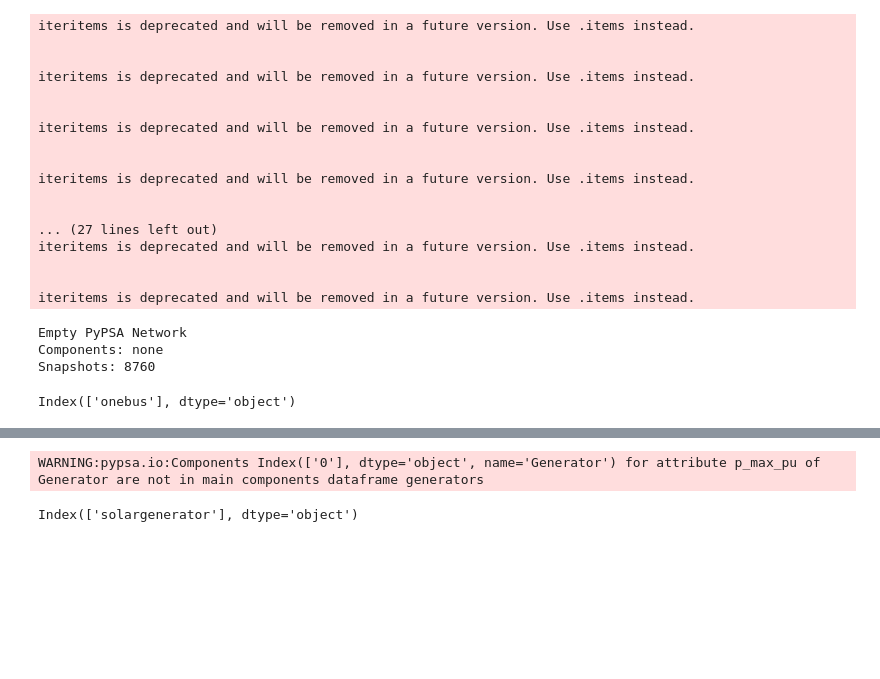
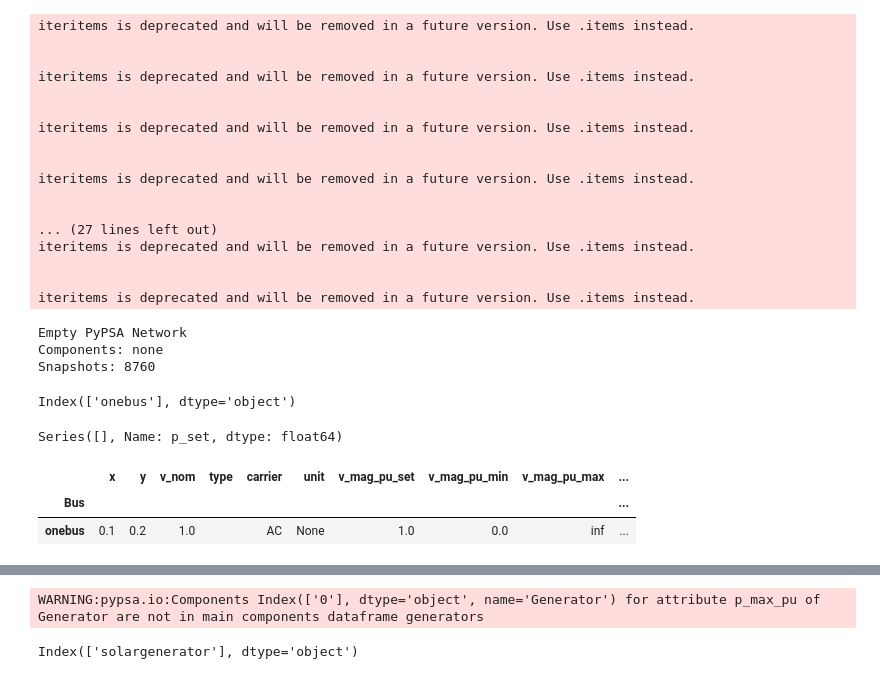
Before and after one commit to DeniseGiub/pypsa-distribution, a Jupyter notebook: Add_electricity_local.ipynb, the cells around one changed output, grey strips where cells are left out. Drawn from its saved outputs; the diff is of its cells as text; code cells hidden in the pictures; blank space fills up the shorter version.

```diff
--- a/Add_electricity_local.ipynb
+++ b/Add_electricity_local.ipynb
@@ -42,6 +42,16 @@ n.madd("Bus", ["onebus"])
 #To see the bus: n.buses
 # %% [output]
 Index(['onebus'], dtype='object')
+# %%
+n.generators.p_set
+# %% [output]
+Series([], Name: p_set, dtype: float64)
+# %%
+n.buses
+# %% [output]
+|  | x | y | v_nom | type | carrier | unit | v_mag_pu_set | v_mag_pu_min | v_mag_pu_max | ... |
+| Bus |  |  |  |  |  |  |  |  |  | ... |
+| onebus | 0.1 | 0.2 | 1.0 |  | AC | None | 1.0 | 0.0 | inf | ... |
 # %%
 
 # #I import a time series for generation
```
Also changed, not shown: parts of 9 cells of this notebook.
